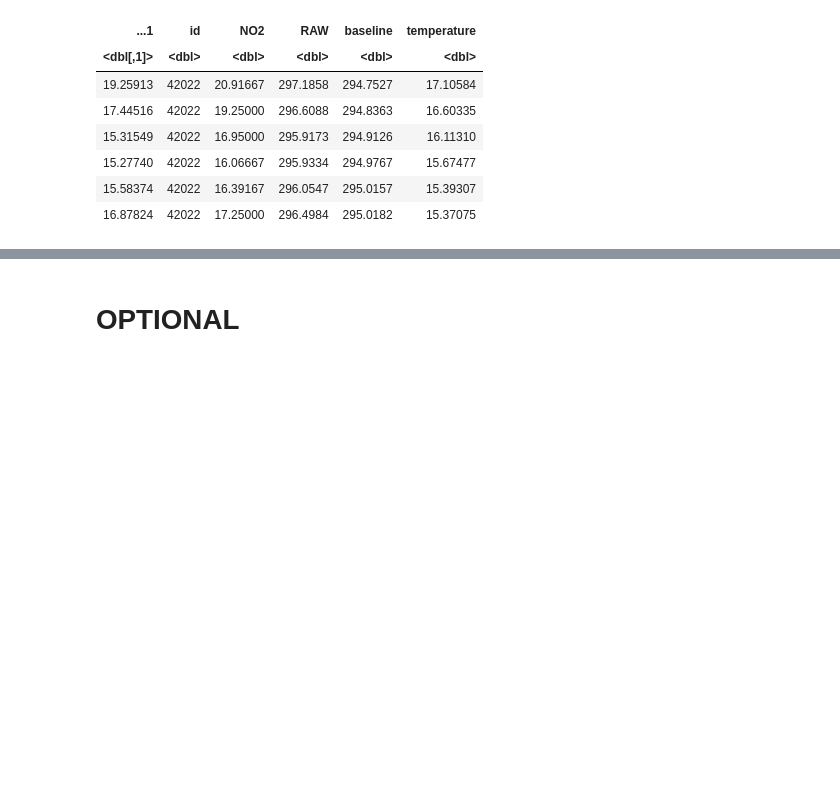
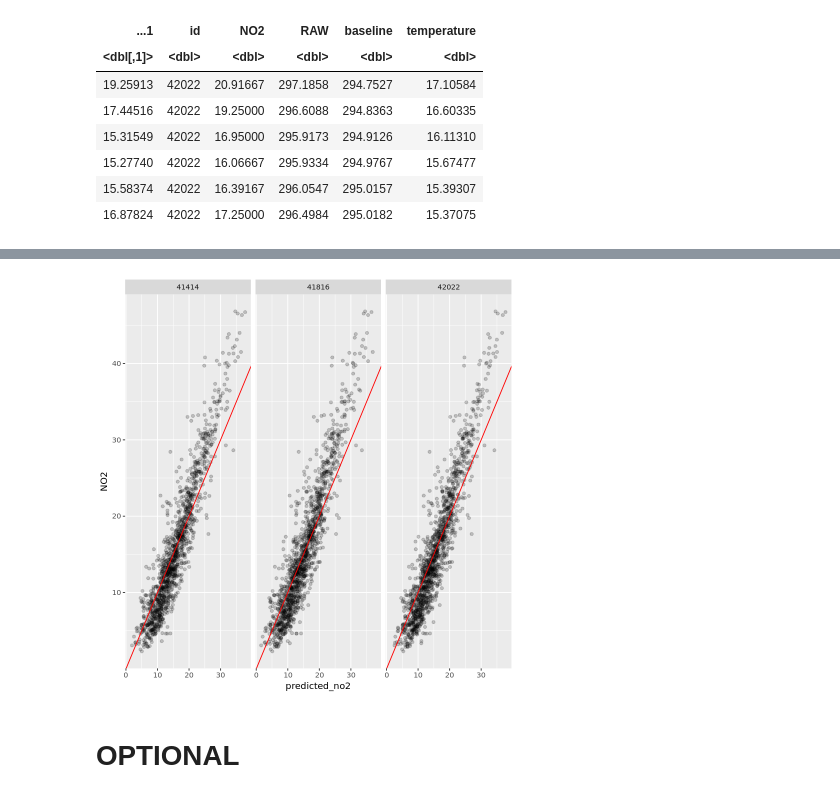
Before and after one commit to edanesh/airly3sagemaker-, a Jupyter notebook: V3.ipynb, the cells around one changed output, grey strips where cells are left out. Saved outputs shown, nothing was run; the diff lists cells and outputs as text; code cells hidden in the pictures; blank space fills up the shorter version.

```diff
--- a/V3.ipynb
+++ b/V3.ipynb
@@ -518,8 +523,11 @@ Warning message:
 # %%
 gas_predictions_ep %>%
-    ggplot(aes(x=predictions, y=no2)) +
+    ggplot(aes(x=predicted_no2, y=NO2)) +
     geom_point(alpha=0.2) +
-    geom_abline(slope=1, intercept=0, col="red")
+    geom_abline(slope=1, intercept=0, col="red") +
+    facet_wrap(~id)
+# %% [output]
+[figure, added]
 # %% [markdown]
 # OPTIONAL
 # %%
```
Also changed, not shown: parts of 3 cells of this notebook, 1 other file.
